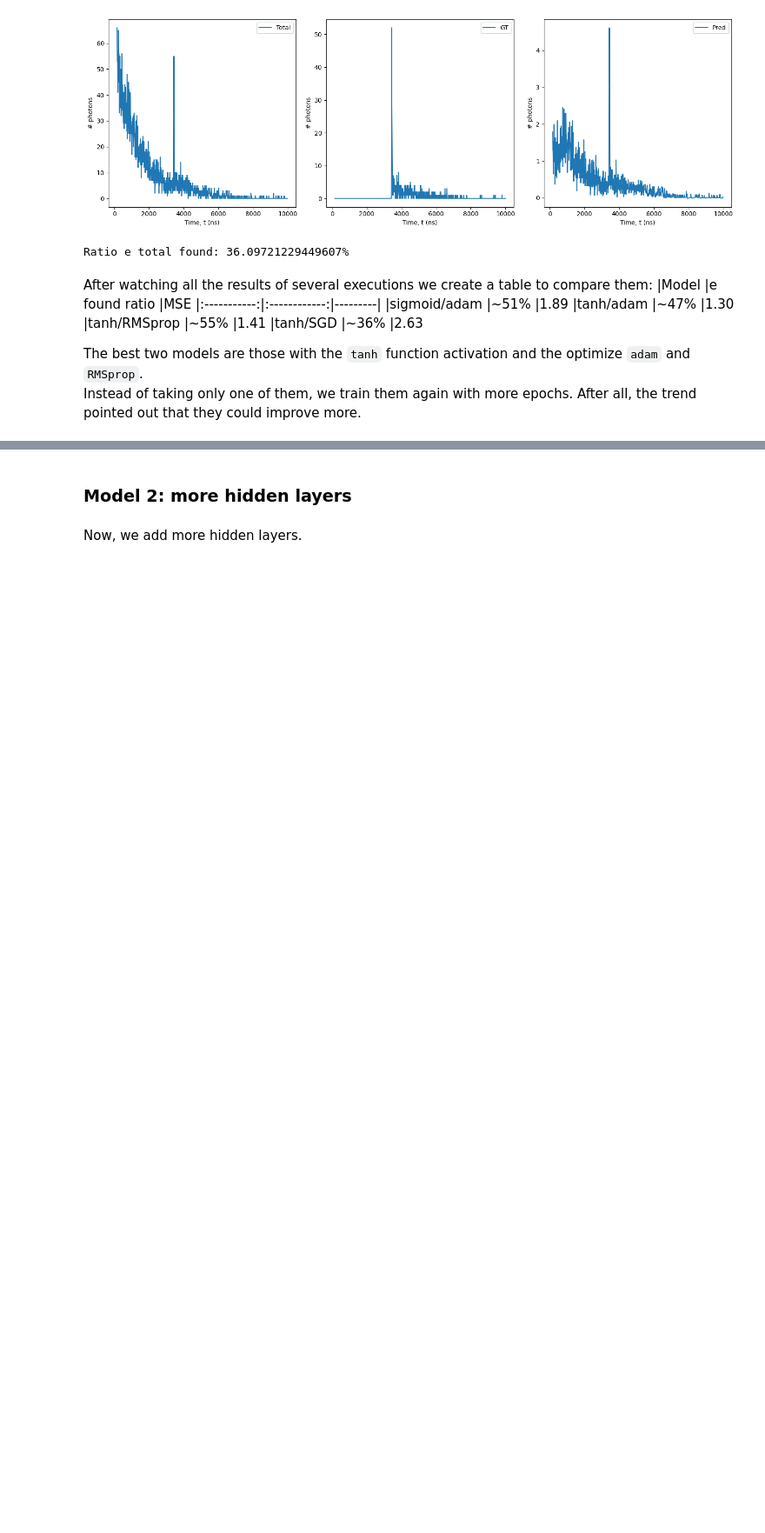
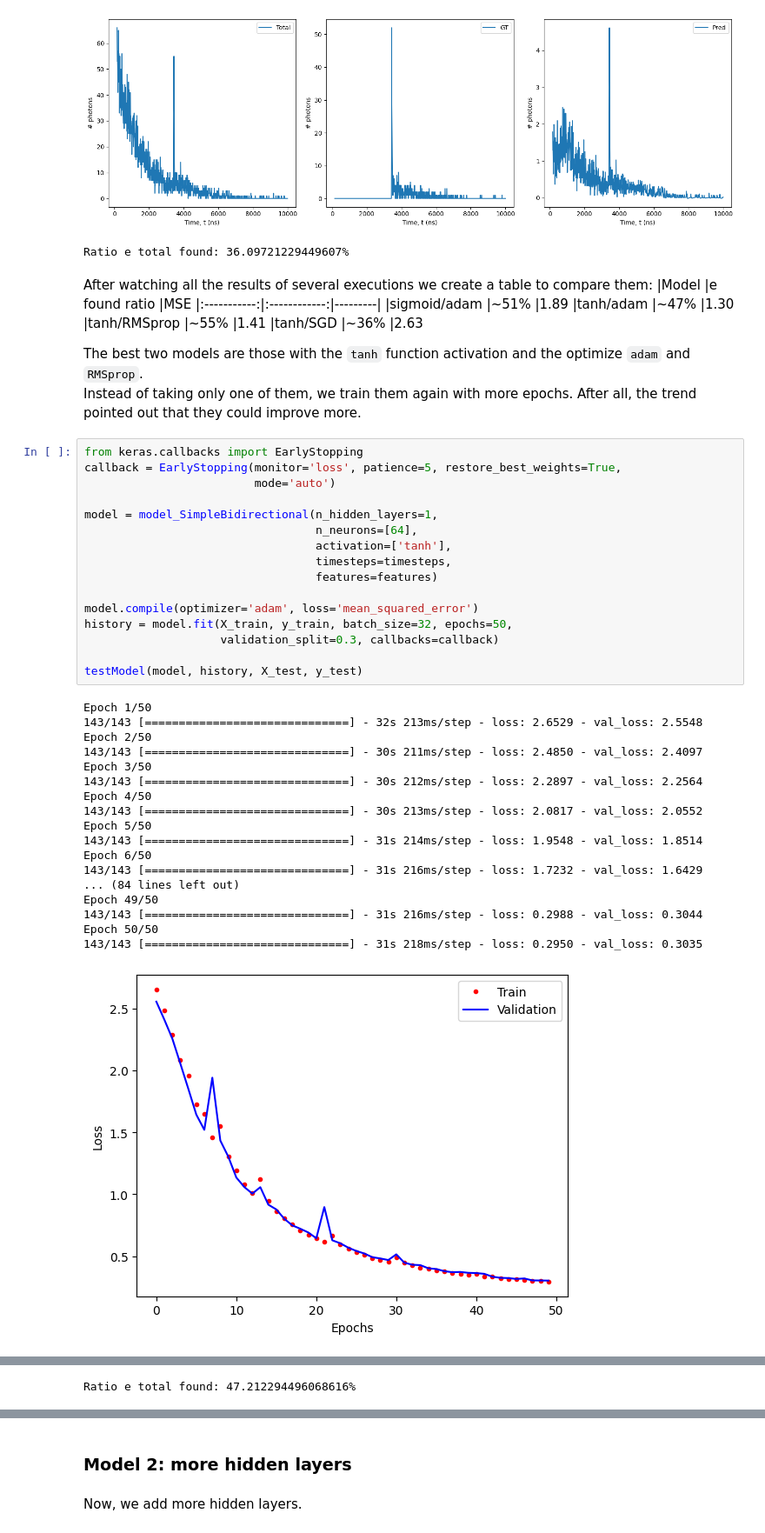
Before and after one commit to JaviGamero/LArTPC_Calibration, a Jupyter notebook: scripts/python/signalDecompose/DL_Algorithms.ipynb, the cells around one changed output, grey strips where cells are left out. Shown at 87% size. Saved outputs shown, nothing was run; the diff lists cells and outputs as text; blank space fills up the shorter version.

Commit message:
Simple models created.

```diff
--- a/scripts/python/signalDecompose/DL_Algorithms.ipynb
+++ b/scripts/python/signalDecompose/DL_Algorithms.ipynb
@@ -555,3 +555,38 @@ The best two models are those with the `tanh` function activation and the
 optimize `adam` and `RMSprop`.
 Instead of taking only one of them, we train them again with more epochs. After
 all, the trend pointed out that they could improve more.
+# %%
+from keras.callbacks import EarlyStopping
+callback = EarlyStopping(monitor='loss', patience=5, restore_best_weights=True,
+                         mode='auto')
+
+model = model_SimpleBidirectional(n_hidden_layers=1,
+                                  n_neurons=[64],
+                                  activation=['tanh'],
+                                  timesteps=timesteps,
+                                  features=features)
+
+model.compile(optimizer='adam', loss='mean_squared_error')
+history = model.fit(X_train, y_train, batch_size=32, epochs=50,
+                    validation_split=0.3, callbacks=callback)
+
+testModel(model, history, X_test, y_test)
+# %% [output]
+Epoch 1/50
+143/143 [==============================] - 32s 213ms/step - loss: 2.6529 - val_loss: 2.5548
+Epoch 2/50
+143/143 [==============================] - 30s 211ms/step - loss: 2.4850 - val_loss: 2.4097
+Epoch 3/50
+143/143 [==============================] - 30s 212ms/step - loss: 2.2897 - val_loss: 2.2564
+Epoch 4/50
+143/143 [==============================] - 30s 213ms/step - loss: 2.0817 - val_loss: 2.0552
+Epoch 5/50
+143/143 [==============================] - 31s 214ms/step - loss: 1.9548 - val_loss: 1.8514
+Epoch 6/50
+143/143 [==============================] - 31s 216ms/step - loss: 1.7232 - val_loss: 1.6429
+... (84 lines left out)
+Epoch 49/50
+143/143 [==============================] - 31s 216ms/step - loss: 0.2988 - val_loss: 0.3044
+Epoch 50/50
+143/143 [==============================] - 31s 218ms/step - loss: 0.2950 - val_loss: 0.3035
+[figure, added]
@@ -558 +595,2 @@ all, the trend pointed out that they could improve more.
+Ratio e total found: 47.212294496068616%
 # %%
```
Also changed, not shown: parts of 10 cells of this notebook, 1 other file.
